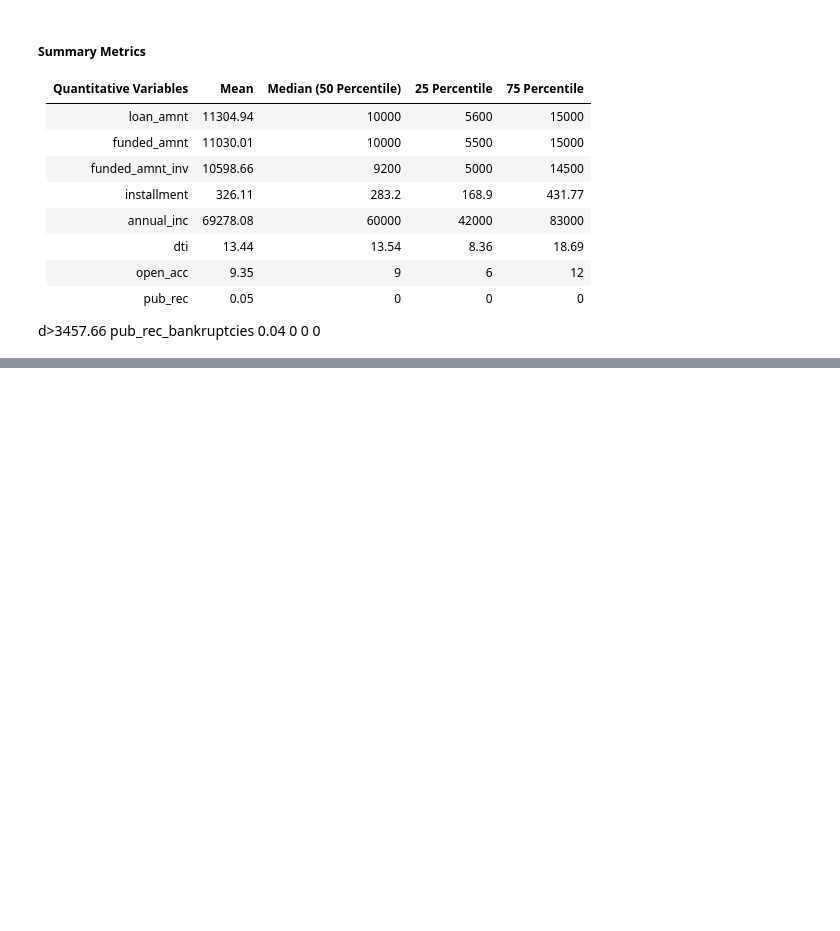
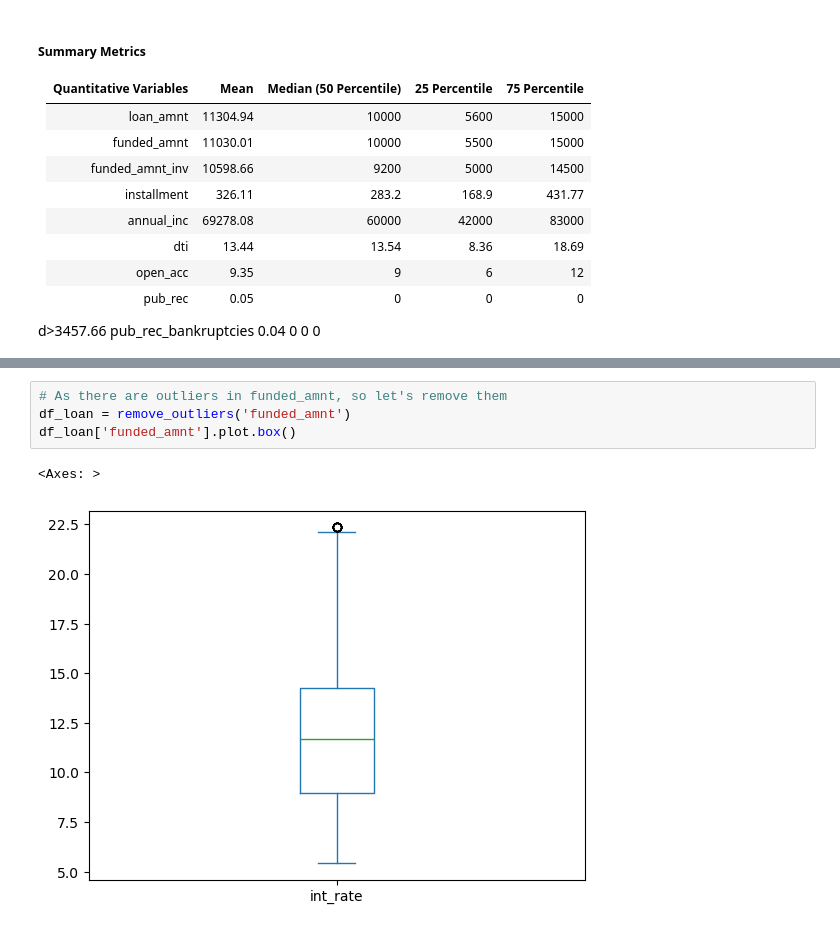
Before and after one commit to tejasvadhyani/LendingClubCaseStudy, a Jupyter notebook: Tejasva_Dhyani.ipynb, the cells around one changed output, grey strips where cells are left out. Saved outputs shown, nothing was run; the diff lists cells and outputs as text; blank space fills up the shorter version.

```diff
--- a/Tejasva_Dhyani.ipynb
+++ b/Tejasva_Dhyani.ipynb
@@ -1903,0 +903,7 @@ create_bivariate_chart(df_loan, 'loan_amnt_bin')
+# %%
+# As there are outliers in funded_amnt, so let's remove them
+df_loan = remove_outliers('funded_amnt')
+df_loan['funded_amnt'].plot.box()
+# %% [output]
+<Axes: >
+[figure, added]
```
Also changed, not shown: parts of 142 cells of this notebook.
